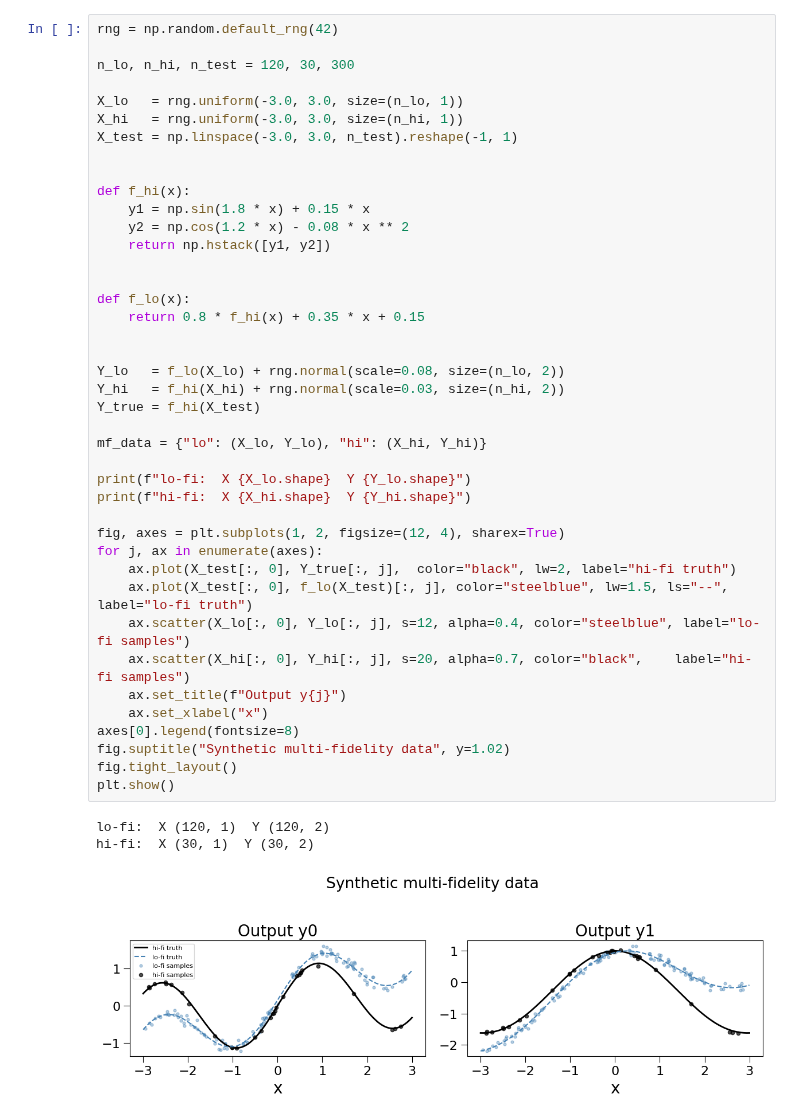
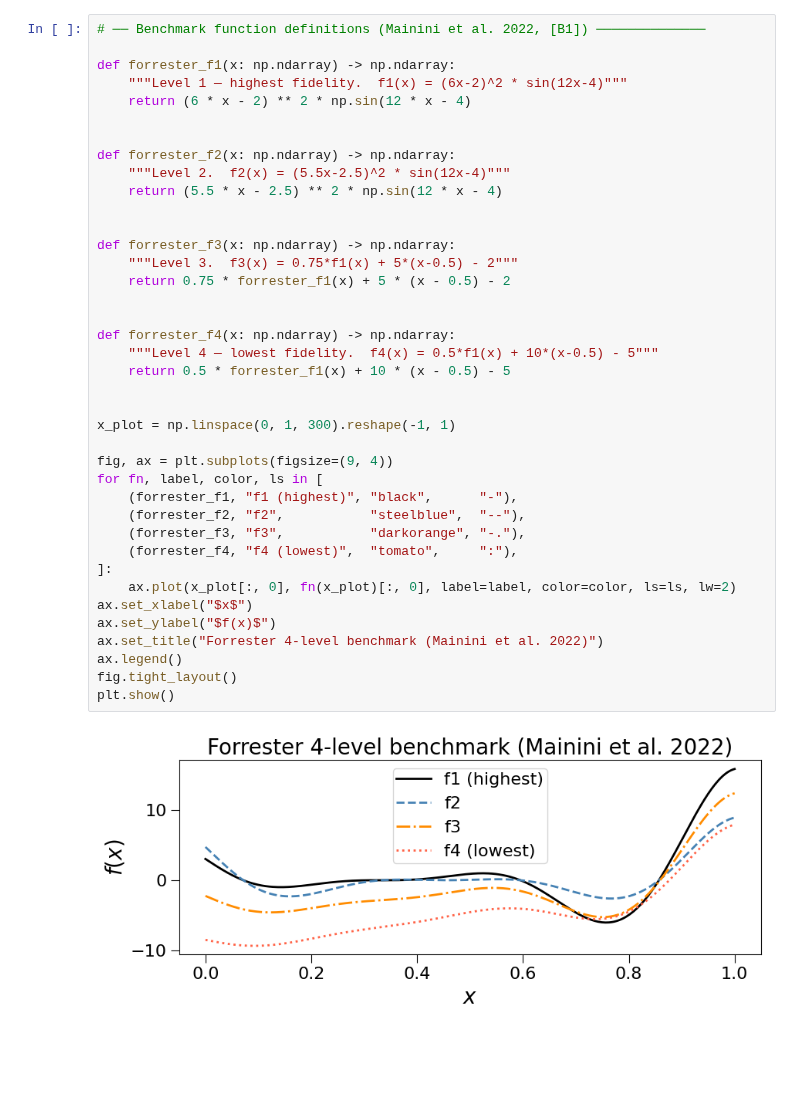
Before and after one commit to takotime808/multioutreg, a Jupyter notebook: examples/mf_surrogates.ipynb, the cells around one changed output. Cells and saved outputs as stored; diff of their text form; blank space fills up the shorter version.

Commit message:
multi-fidelity forrester with citation

```diff
--- a/examples/mf_surrogates.ipynb
+++ b/examples/mf_surrogates.ipynb
@@ -42,46 +51,42 @@ We deliberately use **more** low-fidelity points and **fewer** high-fidelity poi
 # %%
-rng = np.random.default_rng(42)
+# ── Benchmark function definitions (Mainini et al. 2022, [B1]) ──────────────
 
-n_lo, n_hi, n_test = 120, 30, 300
-
-X_lo   = rng.uniform(-3.0, 3.0, size=(n_lo, 1))
-X_hi   = rng.uniform(-3.0, 3.0, size=(n_hi, 1))
-X_test = np.linspace(-3.0, 3.0, n_test).reshape(-1, 1)
+def forrester_f1(x: np.ndarray) -> np.ndarray:
+    """Level 1 — highest fidelity.  f1(x) = (6x-2)^2 * sin(12x-4)"""
+    return (6 * x - 2) ** 2 * np.sin(12 * x - 4)
 
 
-def f_hi(x):
-    y1 = np.sin(1.8 * x) + 0.15 * x
-    y2 = np.cos(1.2 * x) - 0.08 * x ** 2
-    return np.hstack([y1, y2])
+def forrester_f2(x: np.ndarray) -> np.ndarray:
+    """Level 2.  f2(x) = (5.5x-2.5)^2 * sin(12x-4)"""
+    return (5.5 * x - 2.5) ** 2 * np.sin(12 * x - 4)
 
 
-def f_lo(x):
-    return 0.8 * f_hi(x) + 0.35 * x + 0.15
+def forrester_f3(x: np.ndarray) -> np.ndarray:
+    """Level 3.  f3(x) = 0.75*f1(x) + 5*(x-0.5) - 2"""
+    return 0.75 * forrester_f1(x) + 5 * (x - 0.5) - 2
 
 
-Y_lo   = f_lo(X_lo) + rng.normal(scale=0.08, size=(n_lo, 2))
-Y_hi   = f_hi(X_hi) + rng.normal(scale=0.03, size=(n_hi, 2))
-Y_true = f_hi(X_test)
+def forrester_f4(x: np.ndarray) -> np.ndarray:
+    """Level 4 — lowest fidelity.  f4(x) = 0.5*f1(x) + 10*(x-0.5) - 5"""
+    return 0.5 * forrester_f1(x) + 10 * (x - 0.5) - 5
 
-mf_data = {"lo": (X_lo, Y_lo), "hi": (X_hi, Y_hi)}
 
-print(f"lo-fi:  X {X_lo.shape}  Y {Y_lo.shape}")
-print(f"hi-fi:  X {X_hi.shape}  Y {Y_hi.shape}")
+x_plot = np.linspace(0, 1, 300).reshape(-1, 1)
 
-fig, axes = plt.subplots(1, 2, figsize=(12, 4), sharex=True)
-for j, ax in enumerate(axes):
-    ax.plot(X_test[:, 0], Y_true[:, j],  color="black", lw=2, label="hi-fi truth")
-    ax.plot(X_test[:, 0], f_lo(X_test)[:, j], color="steelblue", lw=1.5, ls="--", label="lo-fi truth")
-    ax.scatter(X_lo[:, 0], Y_lo[:, j], s=12, alpha=0.4, color="steelblue", label="lo-fi samples")
-    ax.scatter(X_hi[:, 0], Y_hi[:, j], s=20, alpha=0.7, color="black",    label="hi-fi samples")
-    ax.set_title(f"Output y{j}")
-    ax.set_xlabel("x")
-axes[0].legend(fontsize=8)
-fig.suptitle("Synthetic multi-fidelity data", y=1.02)
+fig, ax = plt.subplots(figsize=(9, 4))
+for fn, label, color, ls in [
+    (forrester_f1, "f1 (highest)", "black",      "-"),
+    (forrester_f2, "f2",           "steelblue",  "--"),
+    (forrester_f3, "f3",           "darkorange", "-."),
+    (forrester_f4, "f4 (lowest)",  "tomato",     ":"),
+]:
+    ax.plot(x_plot[:, 0], fn(x_plot)[:, 0], label=label, color=color, ls=ls, lw=2)
+ax.set_xlabel("$x$")
+ax.set_ylabel("$f(x)$")
+ax.set_title("Forrester 4-level benchmark (Mainini et al. 2022)")
+ax.legend()
 fig.tight_layout()
 plt.show()
 # %% [output]
-lo-fi:  X (120, 1)  Y (120, 2)
-hi-fi:  X (30, 1)  Y (30, 2)
-[figure, old version]
+[figure, new version]
 # %% [markdown]
```
Also changed, not shown: parts of 23 cells of this notebook, 1 other file.
